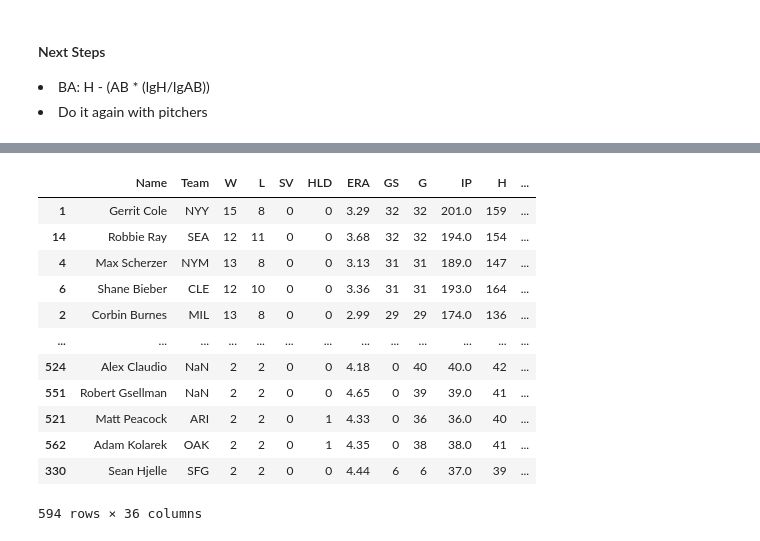
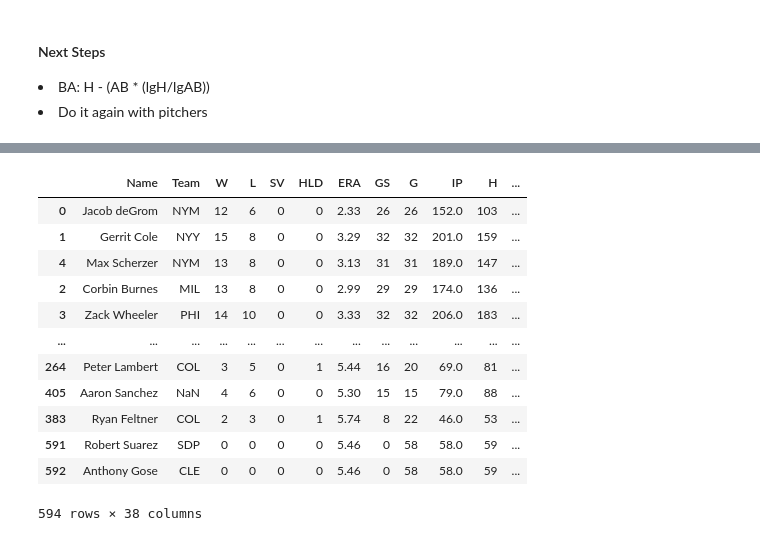
Before and after one commit to haueter19/baseball, a Jupyter notebook: Fantasy Work.ipynb, the cells around one changed output, grey strips where cells are left out. Saved outputs shown, nothing was run; the diff lists cells and outputs as text; code cells hidden in the pictures.

```diff
--- a/Fantasy Work.ipynb
+++ b/Fantasy Work.ipynb
@@ -175,11 +179,13 @@ p['xER'] = ((p['ER']*9) - (p['IP'] * (p['ER'].sum()*9)/p['IP'].sum())) * -1
+# %%
+p['xWHIP'] = ((p['H']+p['BB']) - (p['IP'] * ((p['H'].iloc[:108].sum()+p['BB'].iloc[:180].sum()) / p['IP'].iloc[:180].sum()))) * -1
 # %%
-p_avg = p.iloc[:108][['W', 'SO', 'Sv+Hld', 'xER', 'H', 'BB']].mean()
-p_std = p.iloc[:108][['W', 'SO', 'Sv+Hld', 'xER', 'H', 'BB']].std()
+p_avg = p.iloc[:108][['W', 'SO', 'Sv+Hld', 'xER', 'xWHIP']].mean()
+p_std = p.iloc[:108][['W', 'SO', 'Sv+Hld', 'xER', 'xWHIP']].std()
 # %%
-for i in ['W', 'SO', 'Sv+Hld', 'xER', 'H', 'BB']:
+for i in ['W', 'SO', 'Sv+Hld', 'xER', 'xWHIP']:
     p[i+'_z'] = p[i].apply(lambda x: (x - p_avg[i]) / p_std[i])
 # %%
-p['z'] = p['W_z'] + p['SO_z'] + p['Sv+Hld_z'] + p['xER']
+p['z'] = p['W_z'] + p['SO_z'] + p['Sv+Hld_z'] + p['xER_z'] + p['xWHIP_z']
 # %%
 p[p['z']>0]['z'].sum()
 # %% [output]
@@ -187,18 +193,18 @@ p[p['z']>0]['z'].sum()
 # %%
 p['Value'] = (p['z'] / p[p['z']>0]['z'].sum()) * tot_dollars * (1-player_split)
-# %%
-p
-# %% [output]
-|  | Name | Team | W | L | SV | HLD | ERA | GS | G | IP | H | ... |
-| 1 | Gerrit Cole | NYY | 15 | 8 | 0 | 0 | 3.29 | 32 | 32 | 201.0 | 159 | ... |
-| 14 | Robbie Ray | SEA | 12 | 11 | 0 | 0 | 3.68 | 32 | 32 | 194.0 | 154 | ... |
-| 4 | Max Scherzer | NYM | 13 | 8 | 0 | 0 | 3.13 | 31 | 31 | 189.0 | 147 | ... |
-| 6 | Shane Bieber | CLE | 12 | 10 | 0 | 0 | 3.36 | 31 | 31 | 193.0 | 164 | ... |
-| 2 | Corbin Burnes | MIL | 13 | 8 | 0 | 0 | 2.99 | 29 | 29 | 174.0 | 136 | ... |
-| ... | ... | ... | ... | ... | ... | ... | ... | ... | ... | ... | ... | ... |
-| 524 | Alex Claudio | NaN | 2 | 2 | 0 | 0 | 4.18 | 0 | 40 | 40.0 | 42 | ... |
-| 551 | Robert Gsellman | NaN | 2 | 2 | 0 | 0 | 4.65 | 0 | 39 | 39.0 | 41 | ... |
-| 521 | Matt Peacock | ARI | 2 | 2 | 0 | 1 | 4.33 | 0 | 36 | 36.0 | 40 | ... |
-| 562 | Adam Kolarek | OAK | 2 | 2 | 0 | 1 | 4.35 | 0 | 38 | 38.0 | 41 | ... |
-| 330 | Sean Hjelle | SFG | 2 | 2 | 0 | 0 | 4.44 | 6 | 6 | 37.0 | 39 | ... |
-594 rows × 36 columns
+# %%
+p.sort_values('Value', ascending=False)
+# %% [output]
+|  | Name | Team | W | L | SV | HLD | ERA | GS | G | IP | H | ... |
+| 0 | Jacob deGrom | NYM | 12 | 6 | 0 | 0 | 2.33 | 26 | 26 | 152.0 | 103 | ... |
+| 1 | Gerrit Cole | NYY | 15 | 8 | 0 | 0 | 3.29 | 32 | 32 | 201.0 | 159 | ... |
+| 4 | Max Scherzer | NYM | 13 | 8 | 0 | 0 | 3.13 | 31 | 31 | 189.0 | 147 | ... |
+| 2 | Corbin Burnes | MIL | 13 | 8 | 0 | 0 | 2.99 | 29 | 29 | 174.0 | 136 | ... |
+| 3 | Zack Wheeler | PHI | 14 | 10 | 0 | 0 | 3.33 | 32 | 32 | 206.0 | 183 | ... |
+| ... | ... | ... | ... | ... | ... | ... | ... | ... | ... | ... | ... | ... |
+| 264 | Peter Lambert | COL | 3 | 5 | 0 | 1 | 5.44 | 16 | 20 | 69.0 | 81 | ... |
+| 405 | Aaron Sanchez | NaN | 4 | 6 | 0 | 0 | 5.30 | 15 | 15 | 79.0 | 88 | ... |
+| 383 | Ryan Feltner | COL | 2 | 3 | 0 | 1 | 5.74 | 8 | 22 | 46.0 | 53 | ... |
+| 591 | Robert Suarez | SDP | 0 | 0 | 0 | 0 | 5.46 | 0 | 58 | 58.0 | 59 | ... |
+| 592 | Anthony Gose | CLE | 0 | 0 | 0 | 0 | 5.46 | 0 | 58 | 58.0 | 59 | ... |
+594 rows × 38 columns
```
Also changed, not shown: parts of 3 cells of this notebook.
